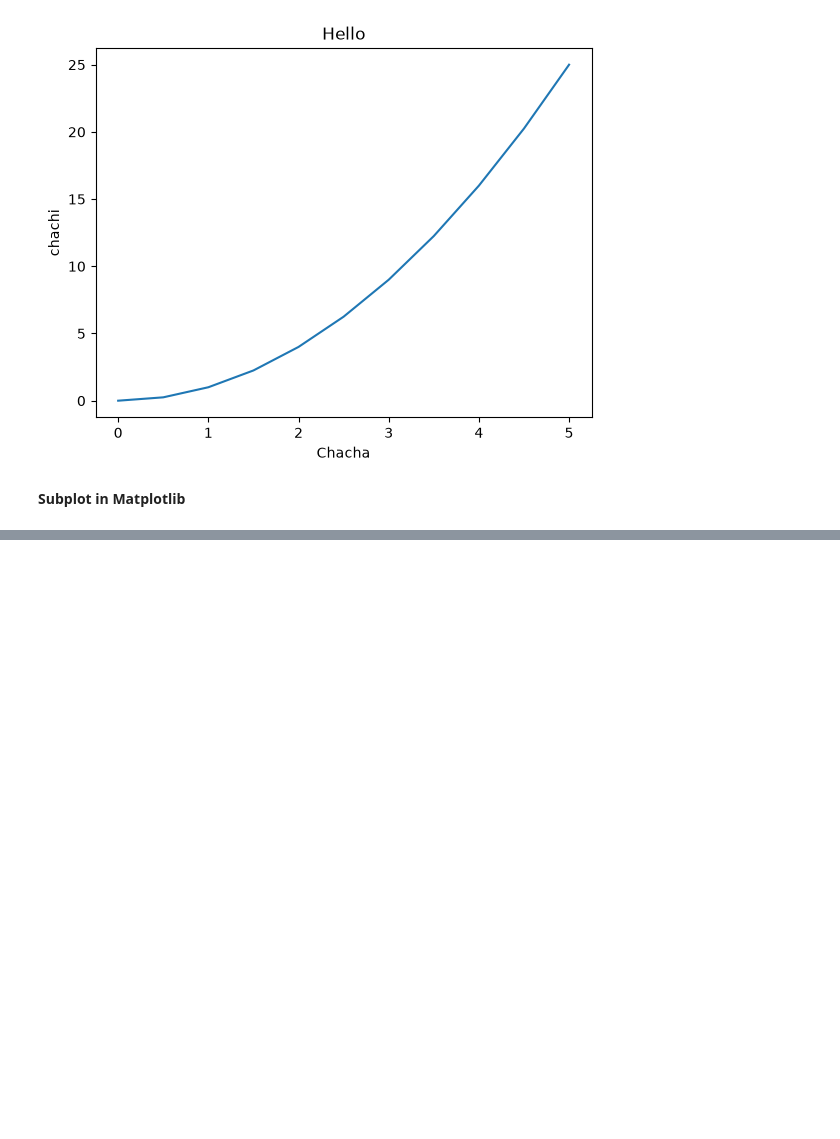
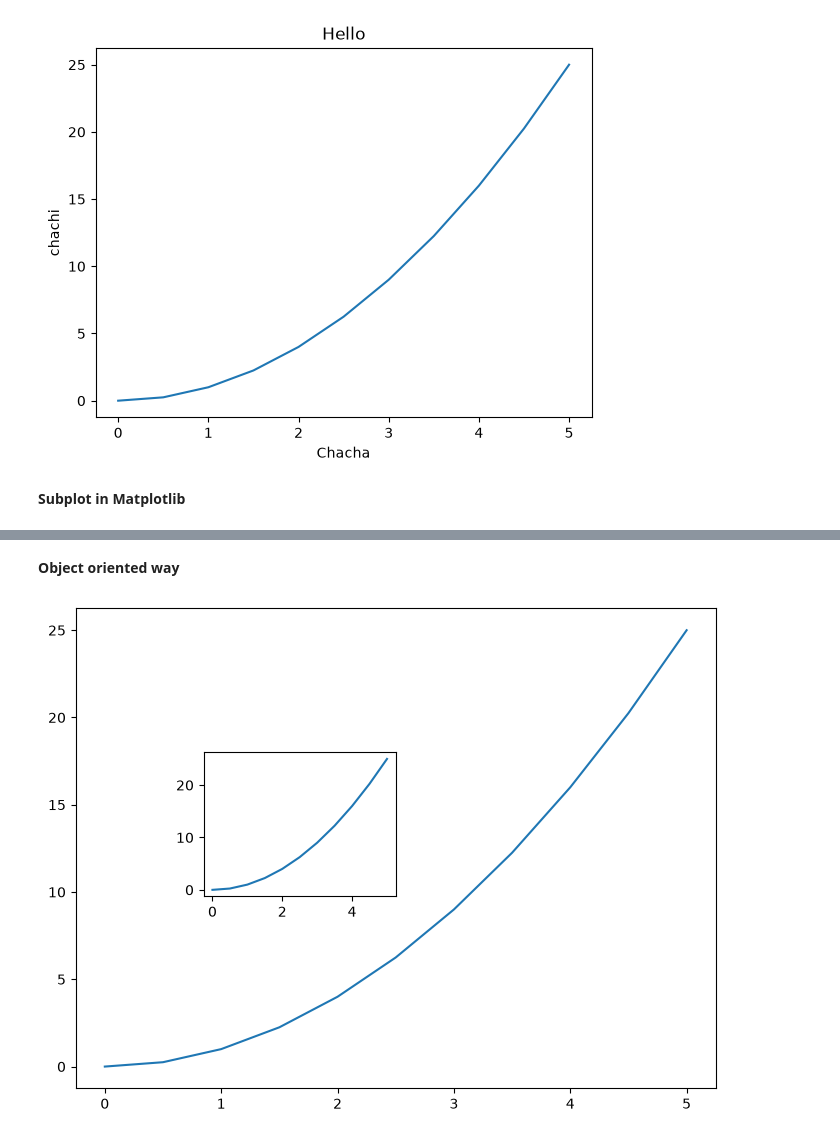
Before and after one commit to priyam0x1/LearnAI, a Jupyter notebook: Visualization/Matplotlib.ipynb, the cells around one changed output, grey strips where cells are left out. Drawn from its saved outputs; the diff is of its cells as text; code cells hidden in the pictures; blank space fills up the shorter version.

```diff
--- a/Visualization/Matplotlib.ipynb
+++ b/Visualization/Matplotlib.ipynb
@@ -33,0 +34,10 @@ plt.plot(x*y, y)
+# %% [markdown]
+**Object oriented way**
+# %%
+fig = plt.figure()
+axis1 = fig.add_axes([0.1, 0.1, 1, 1])
+axis1.plot(x,y)
+axis2 = fig.add_axes([0.3, 0.5, 0.3, 0.3])
+axis2 = plt.plot(x,y)
+# %% [output]
+[figure, added]
```
Also changed, not shown: parts of 14 cells of this notebook, 2 other files.
